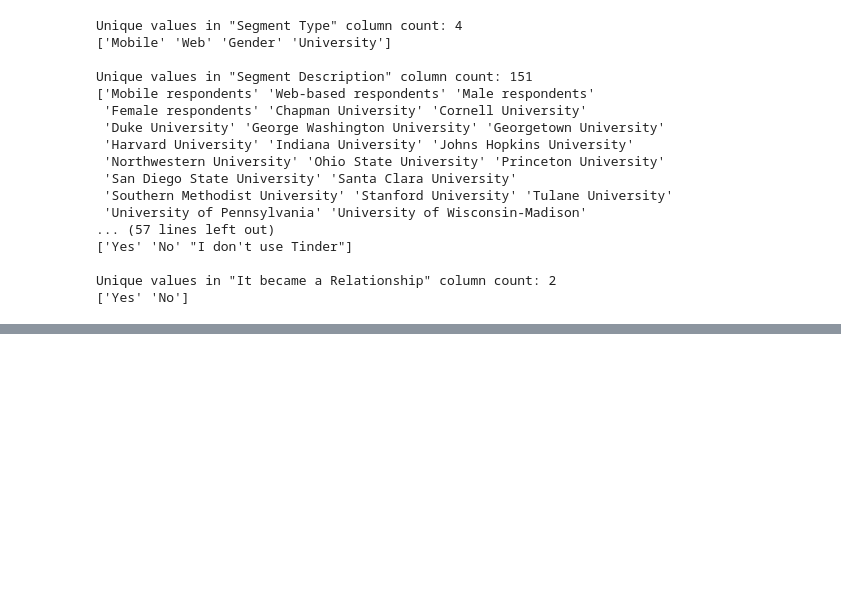
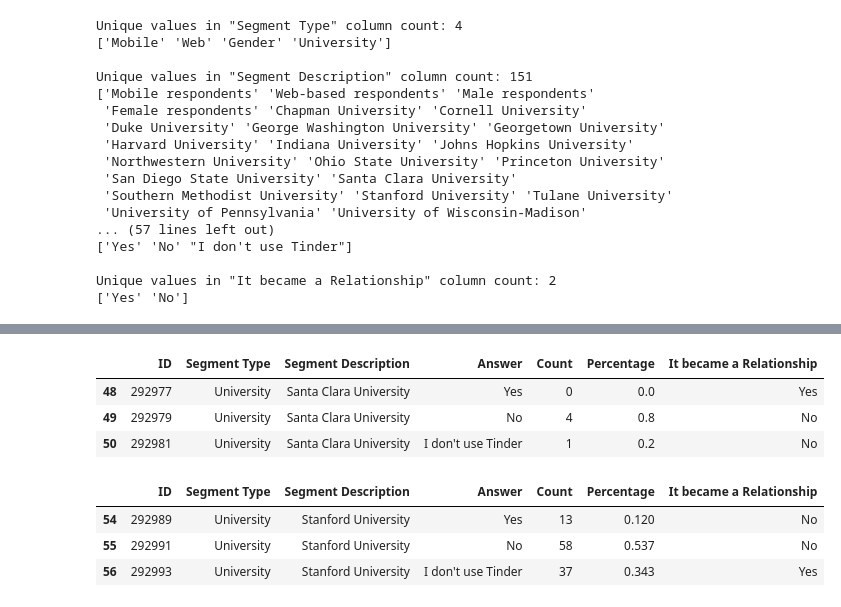
Before and after one commit to ElaineNg94/CA_Millennials_Tinder_Success_Rate, a Jupyter notebook: CA_tinder_analysis(draft).ipynb, the cells around one changed output, grey strips where cells are left out. Drawn from its saved outputs; the diff is of its cells as text; code cells hidden in the pictures; blank space fills up the shorter version.

```diff
--- a/CA_tinder_analysis(draft).ipynb
+++ b/CA_tinder_analysis(draft).ipynb
@@ -90,6 +104,20 @@ dictionary = {'Yes':1, 'No':0}
 # %%
 # Only look at data from Santa Clara University
+santa_clara_df = tinder_data[tinder_data["Segment Description"] == "Santa Clara University"]
+santa_clara_df
+# %% [output]
+|  | ID | Segment Type | Segment Description | Answer | Count | Percentage | It became a Relationship |
+| 48 | 292977 | University | Santa Clara University | Yes | 0 | 0.0 | Yes |
+| 49 | 292979 | University | Santa Clara University | No | 4 | 0.8 | No |
+| 50 | 292981 | University | Santa Clara University | I don't use Tinder | 1 | 0.2 | No |
 # %%
 # Only look at data from Stanford University
+stanford_df = tinder_data[tinder_data["Segment Description"] == "Stanford University"]
+stanford_df
+# %% [output]
+|  | ID | Segment Type | Segment Description | Answer | Count | Percentage | It became a Relationship |
+| 54 | 292989 | University | Stanford University | Yes | 13 | 0.120 | No |
+| 55 | 292991 | University | Stanford University | No | 58 | 0.537 | No |
+| 56 | 292993 | University | Stanford University | I don't use Tinder | 37 | 0.343 | Yes |
 # %%
 # Only look at data from University of California, Santa Cruz
```
Also changed, not shown: parts of 10 cells of this notebook.
